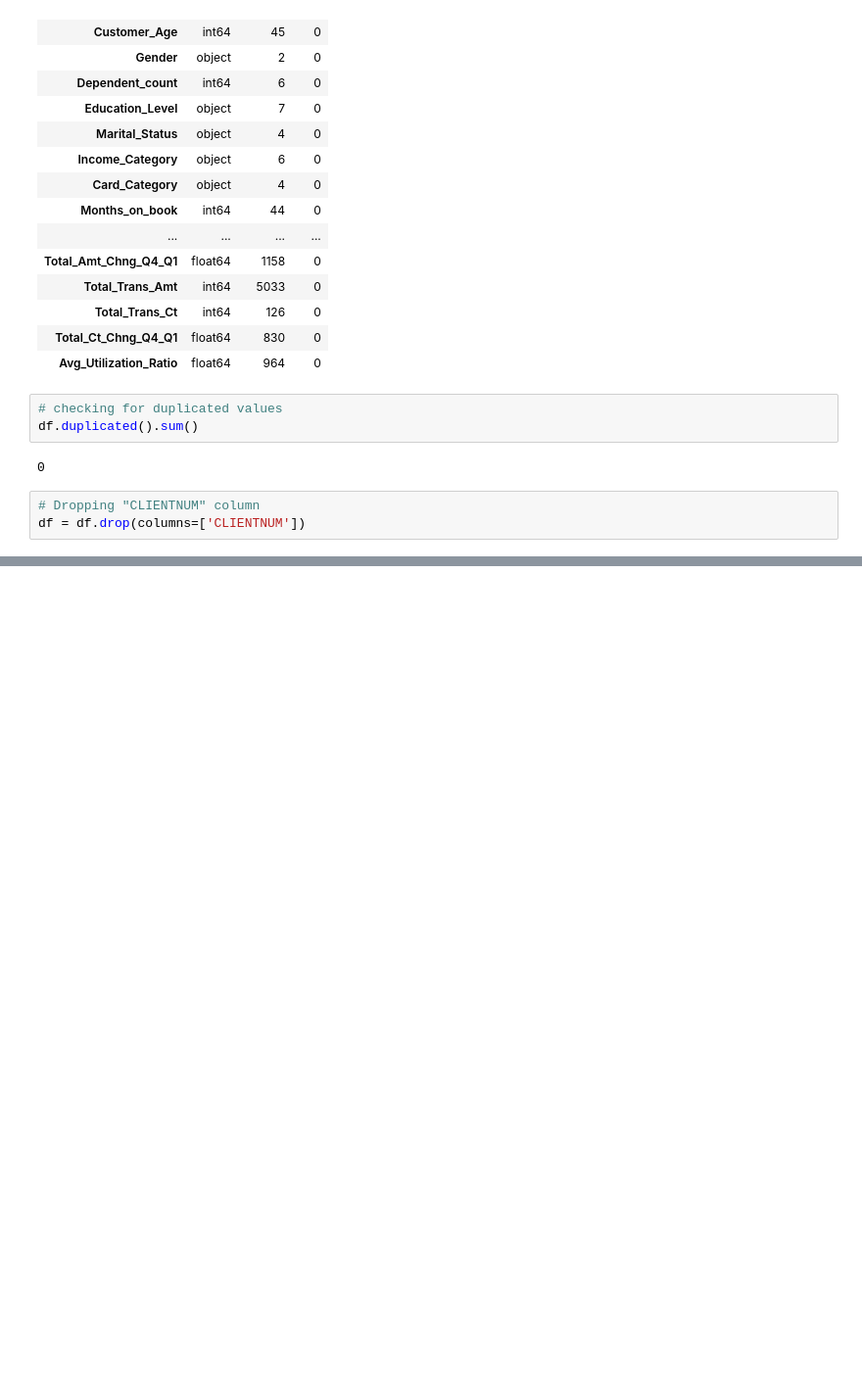
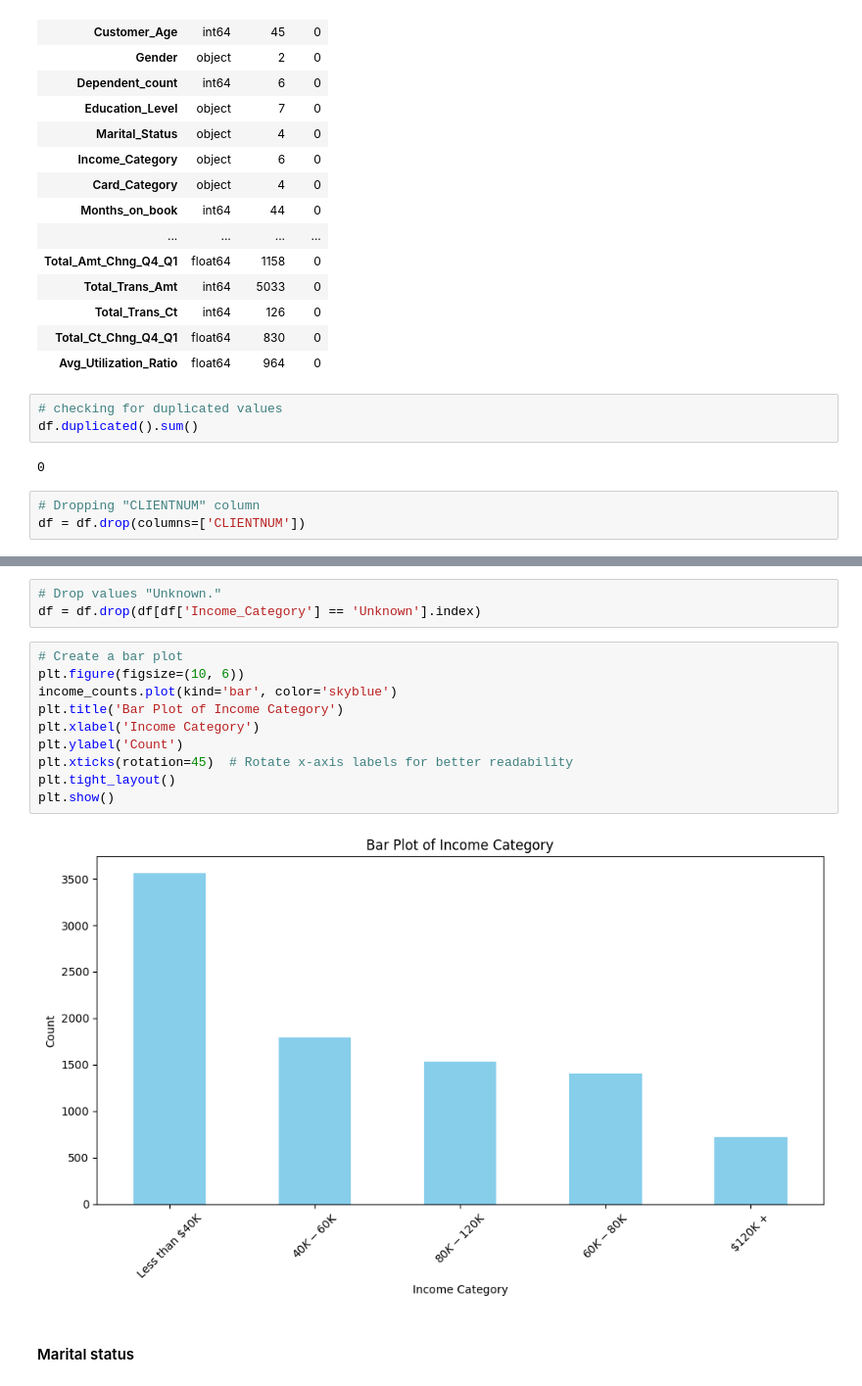
Before and after one commit to Anshv99/Credit_Card_Customer_Analysis, a Jupyter notebook: Main.ipynb, the cells around one changed output, grey strips where cells are left out. Shown: that part at 98% size. Drawn from its saved outputs; the diff is of its cells as text; blank space fills up the shorter version.

```diff
--- a/Main.ipynb
+++ b/Main.ipynb
@@ -108,0 +147,17 @@ df = df.drop(columns=['CLIENTNUM'])
+# %%
+# Drop values "Unknown."
+df = df.drop(df[df['Income_Category'] == 'Unknown'].index)
+# %%
+# Create a bar plot
+plt.figure(figsize=(10, 6))
+income_counts.plot(kind='bar', color='skyblue')
+plt.title('Bar Plot of Income Category')
+plt.xlabel('Income Category')
+plt.ylabel('Count')
+plt.xticks(rotation=45)  # Rotate x-axis labels for better readability
+plt.tight_layout()
+plt.show()
+# %% [output]
+[figure, added]
+# %% [markdown]
+#### Marital status
```
Also changed, not shown: parts of 15 cells of this notebook.
